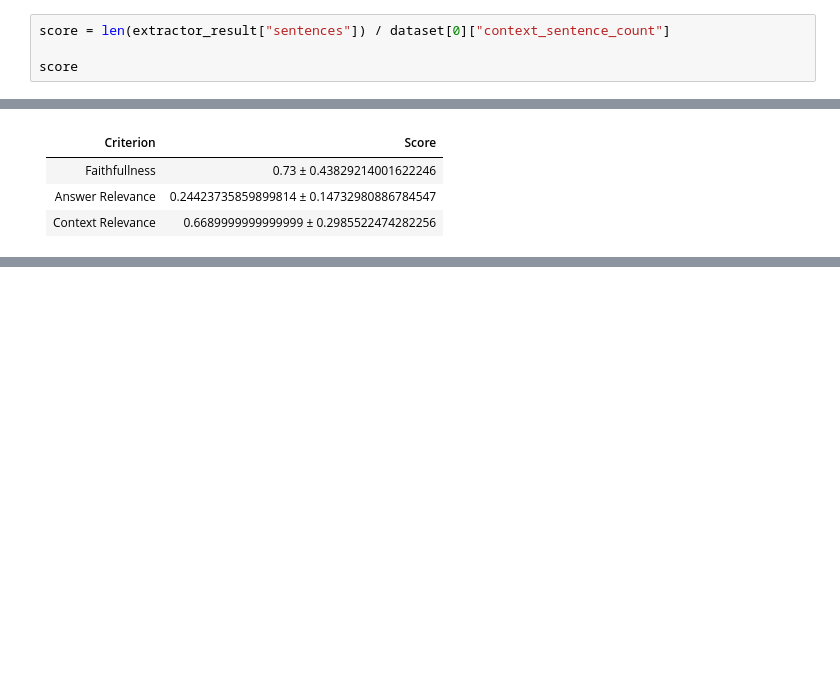
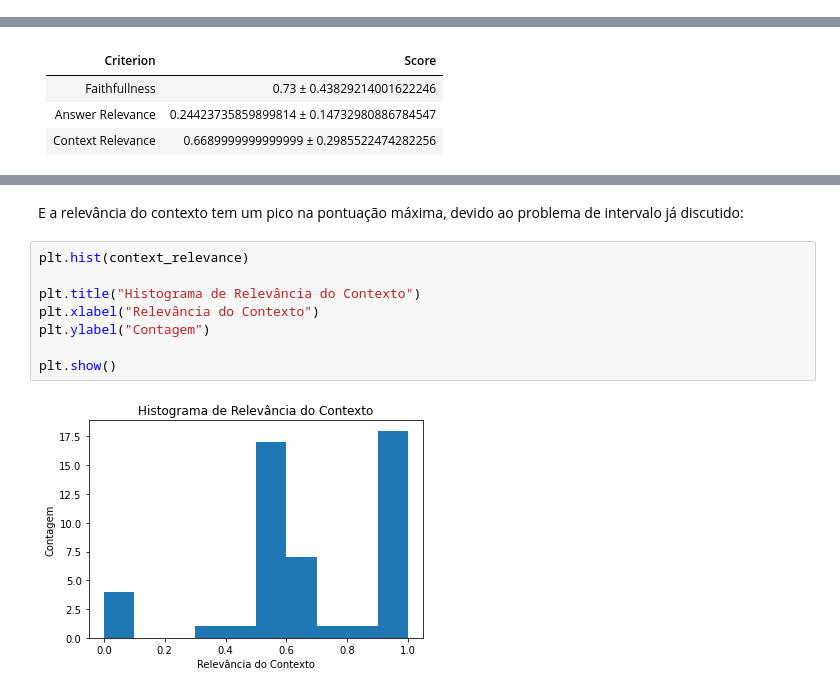
Before and after one commit to EltonCN/IA024, a Jupyter notebook: 11-RAGAs/Aula_10_11_RAGAs.ipynb, the cells around one changed output, grey strips where cells are left out. Cells and saved outputs as stored; diff of their text form; blank space fills up the shorter version.

```diff
--- a/11-RAGAs/Aula_10_11_RAGAs.ipynb
+++ b/11-RAGAs/Aula_10_11_RAGAs.ipynb
@@ -484,7 +681,3 @@ extractor_result = sentence_extractor(extractor_query)
 extractor_result
 # %% [output]
 {'sentences': ['Zeus: Zeus (British English , North American English ; , Zeús ) is the sky and thunder god in ancient Greek religion']}
-# %%
-score = len(extractor_result["sentences"]) / dataset[0]["context_sentence_count"]
-
-score
@@ -686,0 +930,12 @@ plt.hist(context_relevance)
+# %% [markdown]
+E a relevância do contexto tem um pico na pontuação máxima, devido ao problema de intervalo já discutido:
+# %%
+plt.hist(context_relevance)
+
+plt.title("Histograma de Relevância do Contexto")
+plt.xlabel("Relevância do Contexto")
+plt.ylabel("Contagem")
+
+plt.show()
+# %% [output]
+[figure, added]
```
Also changed, not shown: parts of 58 cells of this notebook.
